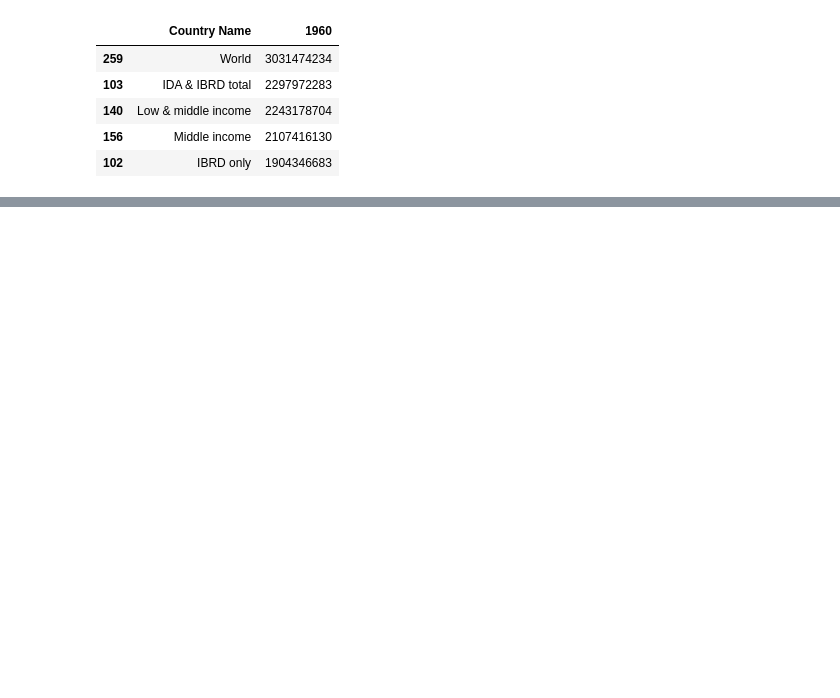
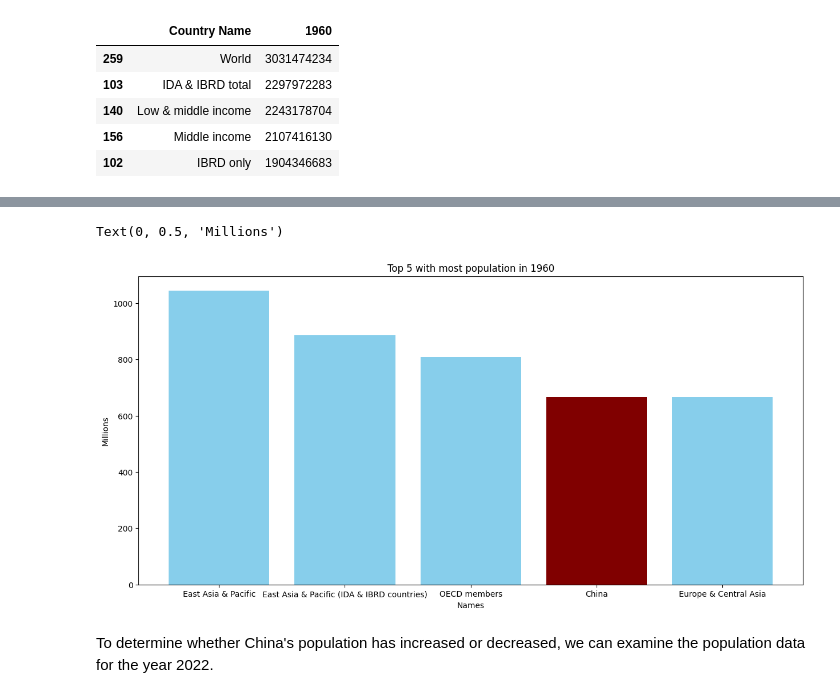
Before and after one commit to bilaalmunir/PRODIGY-DS-01, a Jupyter notebook: prodigy-ds-01.ipynb, the cells around one changed output, grey strips where cells are left out. Drawn from its saved outputs; the diff is of its cells as text; code cells hidden in the pictures; blank space fills up the shorter version.

Commit message:
largest population in 1960

```diff
--- a/prodigy-ds-01.ipynb
+++ b/prodigy-ds-01.ipynb
@@ -97,0 +106,17 @@ largest_population.head()
+# %%
+largest_population_1960_millions = largest_population['1960'] / 1e6
+largest_countries = largest_population['Country Name']
+colors = ['skyblue'] * len(largest_countries)
+china_index = next((i for i, country in enumerate(largest_countries) if country == 'China'), None)
+colors[china_index] = 'maroon'
+
+plt.figure(figsize=(15,7))
+plt.bar(largest_population['Country Name'],largest_population_1960_millions, color=colors)
+plt.title('Top 5 with most population in 1960')
+plt.xlabel('Names')
+plt.ylabel('Millions')
+# %% [output]
+Text(0, 0.5, 'Millions')
+[figure, added]
+# %% [markdown]
+To determine whether China's population has increased or decreased, we can examine the population data for the year 2022.
```
Also changed, not shown: parts of 7 cells of this notebook.
